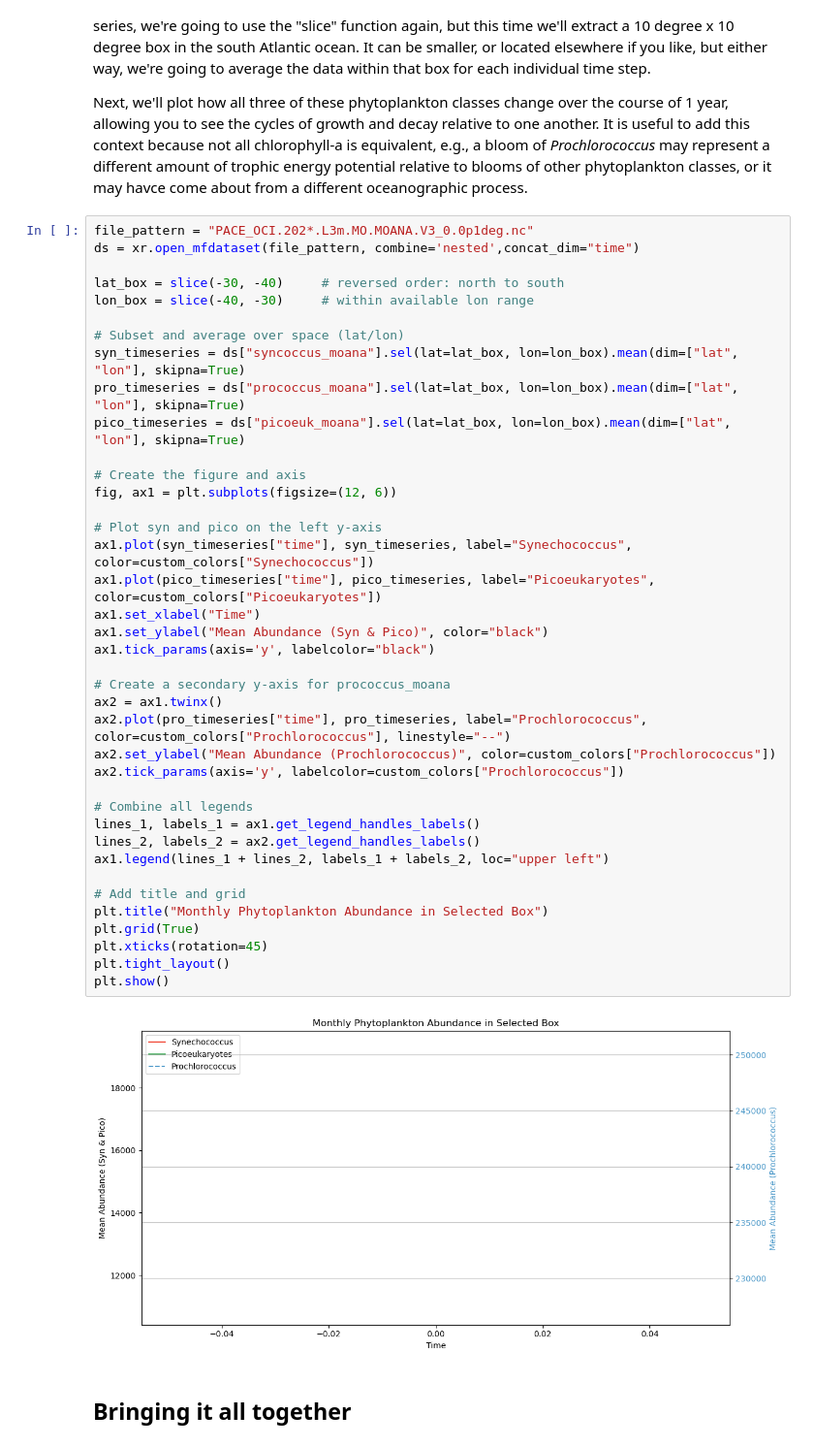
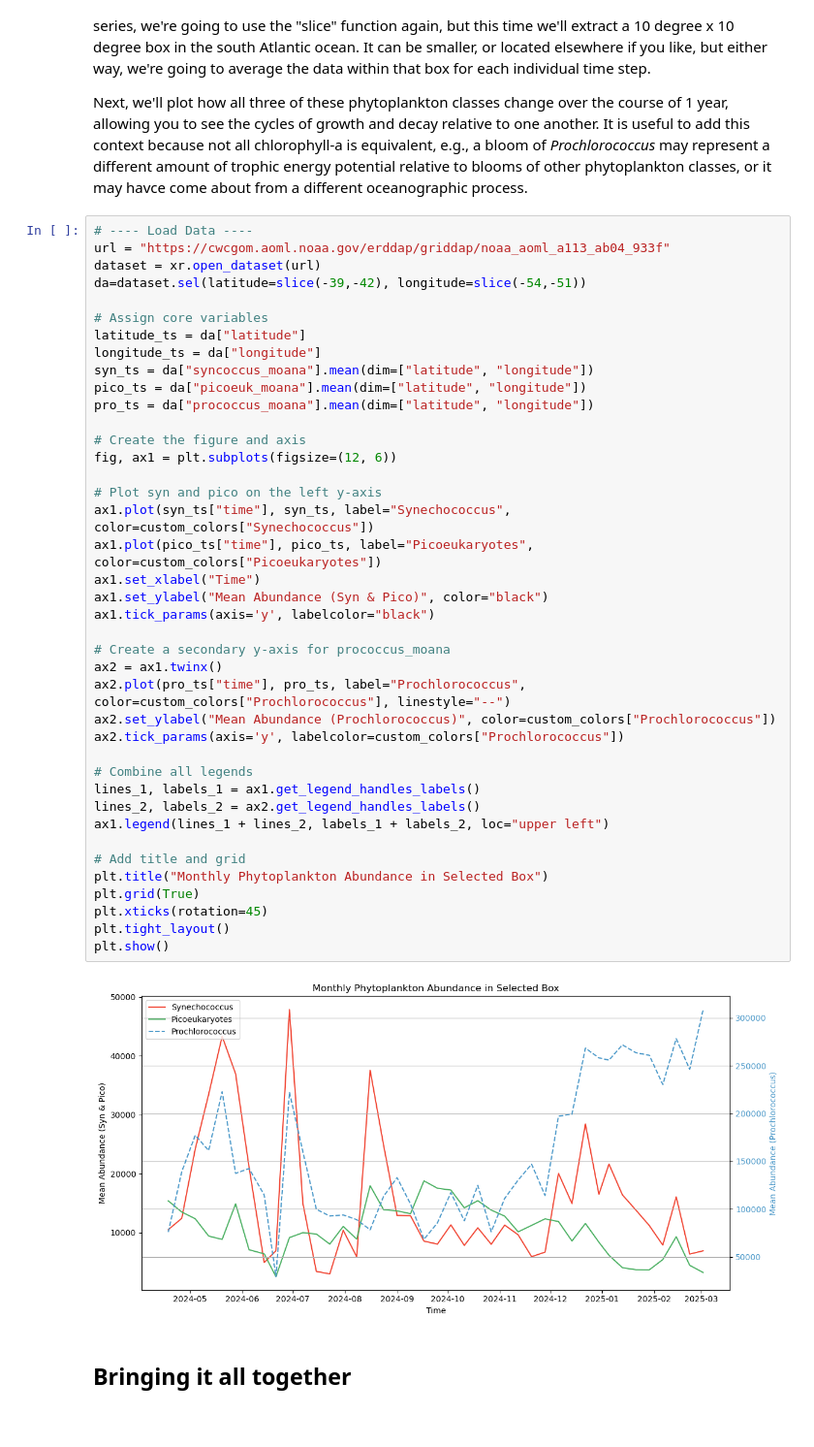
Before and after one commit to nmfs-opensci/EDMW-EarthData-Workshop-2025, a Jupyter notebook: tutorials/python/Tutorial_3_moana.ipynb, the cells around one changed output. Shown at 97% size. Cells and saved outputs as stored; diff of their text form.

```diff
--- a/tutorials/python/Tutorial_3_moana.ipynb
+++ b/tutorials/python/Tutorial_3_moana.ipynb
@@ -143,46 +158,47 @@ For this exercise, we'll download one year's worth of PACE data to see how thing
 
 Next, we'll plot how all three of these phytoplankton classes change over the course of 1 year, allowing you to see the cycles of growth and decay relative to one another. It is useful to add this context because not all chlorophyll-a is equivalent, e.g., a bloom of *Prochlorococcus* may represent a different amount of trophic energy potential relative to blooms of other phytoplankton classes, or it may havce come about from a different oceanographic process.
 # %%
-file_pattern = "PACE_OCI.202*.L3m.MO.MOANA.V3_0.0p1deg.nc"
-ds = xr.open_mfdataset(file_pattern, combine='nested',concat_dim="time")
+# ---- Load Data ----
+url = "https://cwcgom.aoml.noaa.gov/erddap/griddap/noaa_aoml_a113_ab04_933f"
+dataset = xr.open_dataset(url)
+da=dataset.sel(latitude=slice(-39,-42), longitude=slice(-54,-51))
 
-lat_box = slice(-30, -40)     # reversed order: north to south
-lon_box = slice(-40, -30)     # within available lon range
-
-# Subset and average over space (lat/lon)
-syn_timeseries = ds["syncoccus_moana"].sel(lat=lat_box, lon=lon_box).mean(dim=["lat", "lon"], skipna=True)
-pro_timeseries = ds["prococcus_moana"].sel(lat=lat_box, lon=lon_box).mean(dim=["lat", "lon"], skipna=True)
-pico_timeseries = ds["picoeuk_moana"].sel(lat=lat_box, lon=lon_box).mean(dim=["lat", "lon"], skipna=True)
+# Assign core variables
+latitude_ts = da["latitude"]
+longitude_ts = da["longitude"]
+syn_ts = da["syncoccus_moana"].mean(dim=["latitude", "longitude"])
+pico_ts = da["picoeuk_moana"].mean(dim=["latitude", "longitude"])
+pro_ts = da["prococcus_moana"].mean(dim=["latitude", "longitude"])
 
 # Create the figure and axis
 fig, ax1 = plt.subplots(figsize=(12, 6))
 
 # Plot syn and pico on the left y-axis
-ax1.plot(syn_timeseries["time"], syn_timeseries, label="Synechococcus", color=custom_colors["Synechococcus"])
-ax1.plot(pico_timeseries["time"], pico_timeseries, label="Picoeukaryotes", color=custom_colors["Picoeukaryotes"])
+ax1.plot(syn_ts["time"], syn_ts, label="Synechococcus", color=custom_colors["Synechococcus"])
+ax1.plot(pico_ts["time"], pico_ts, label="Picoeukaryotes", color=custom_colors["Picoeukaryotes"])
 ax1.set_xlabel("Time")
 ax1.set_ylabel("Mean Abundance (Syn & Pico)", color="black")
 ax1.tick_params(axis='y', labelcolor="black")
 
 # Create a secondary y-axis for prococcus_moana
 ax2 = ax1.twinx()
-ax2.plot(pro_timeseries["time"], pro_timeseries, label="Prochlorococcus", color=custom_colors["Prochlorococcus"], linestyle="--")
+ax2.plot(pro_ts["time"], pro_ts, label="Prochlorococcus", color=custom_colors["Prochlorococcus"], linestyle="--")
 ax2.set_ylabel("Mean Abundance (Prochlorococcus)", color=custom_colors["Prochlorococcus"])
 ax2.tick_params(axis='y', labelcolor=custom_colors["Prochlorococcus"])
 
 # Combine all legends
 lines_1, labels_1 = ax1.get_legend_handles_labels()
 lines_2, labels_2 = ax2.get_legend_handles_labels()
 ax1.legend(lines_1 + lines_2, labels_1 + labels_2, loc="upper left")
 
 # Add title and grid
 plt.title("Monthly Phytoplankton Abundance in Selected Box")
 plt.grid(True)
 plt.xticks(rotation=45)
 plt.tight_layout()
 plt.show()
 # %% [output]
-[figure, old version]
+[figure, new version]
 # %% [markdown]
 ## Bringing it all together
 # %% [markdown]
```
Also changed, not shown: parts of 5 cells of this notebook.
